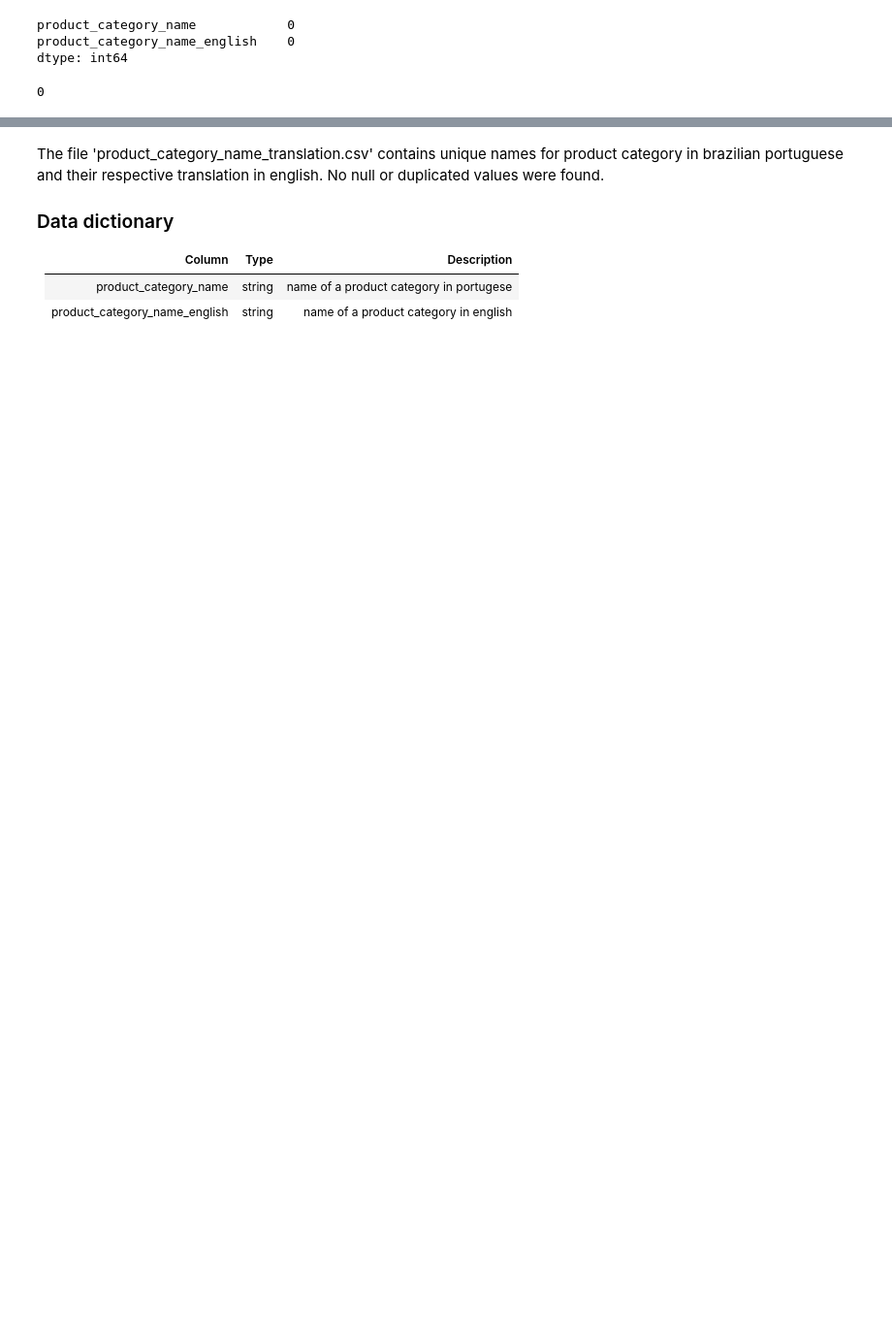
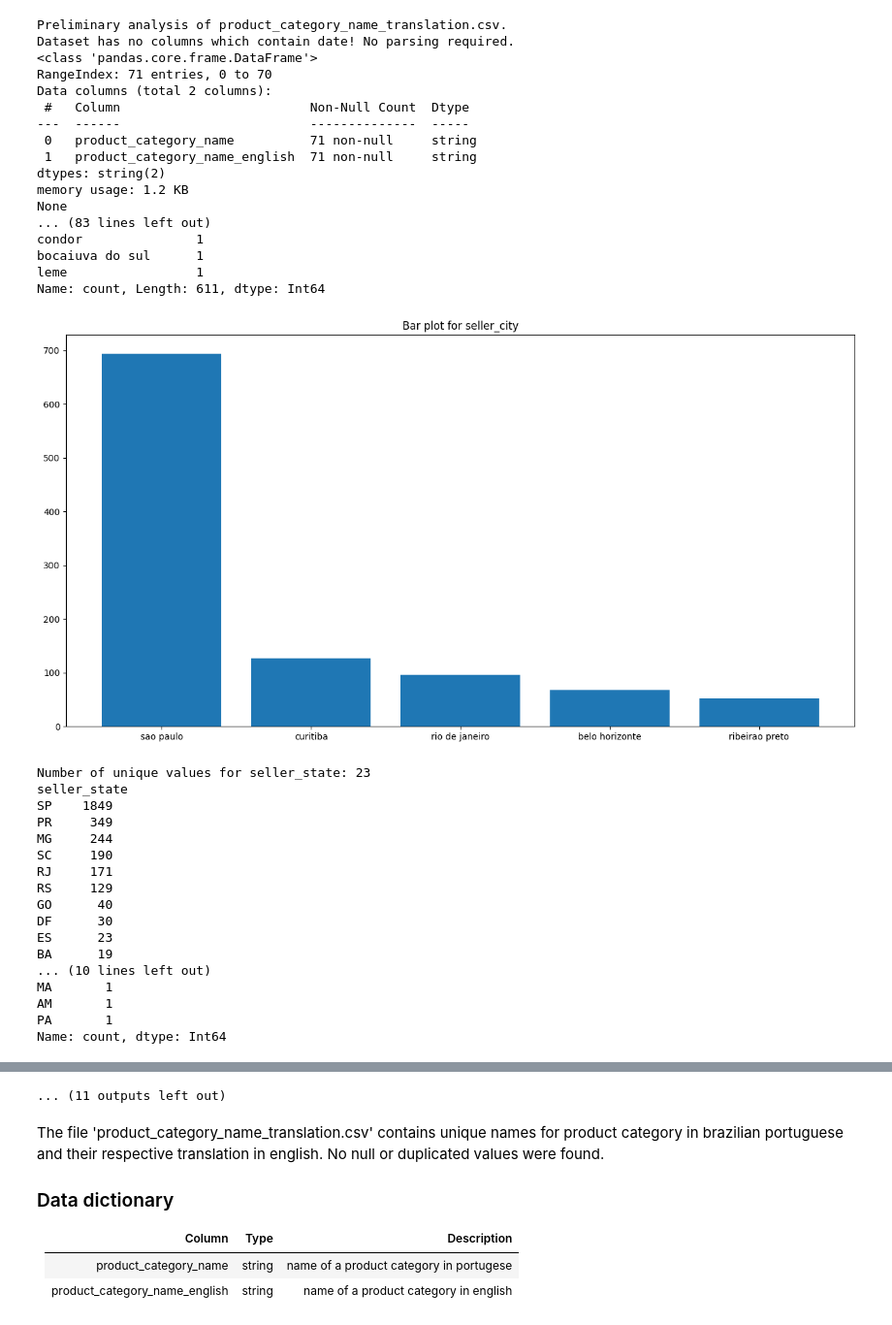
Before and after one commit to gasobral/data-science, a Jupyter notebook: client_segmentation/notebooks/01-first_look_data.ipynb, the cells around one changed output, grey strips where cells are left out. Shown: that part at 97% size. Saved outputs shown, nothing was run; the diff lists cells and outputs as text; code cells hidden in the pictures; blank space fills up the shorter version.

Commit message:
Added univariate categorical analysis

```diff
--- a/client_segmentation/notebooks/01-first_look_data.ipynb
+++ b/client_segmentation/notebooks/01-first_look_data.ipynb
@@ -28,2 +18,0 @@ olist_customers_dataset.csv
-# %%
-dataset = pd.read_csv( INTERIM_DATA_DIR / 'product_category_name_translation.csv' )
@@ -51,10 +18,0 @@ dataset.head()
-# %%
-dataset.isna().sum()
-# %% [output]
-product_category_name            0
-product_category_name_english    0
-dtype: int64
-# %%
-dataset.duplicated().sum()
-# %% [output]
-0
@@ -60,0 +177,64 @@ dataset.duplicated().sum()
+# %%
+## goes through the datasets at INTERIM_DATA_DIR directory
+## and perform preliminary analysis, which includes:
+## - check which type of data was loaded
+## - check for null values
+## - check for duplicated rows
+## - univariate analysis for numerical and categorical data
+for curr_file in INTERIM_DATA_DIR.iterdir():
+    ## if below is used to ignore hidden files
+    if curr_file.name.startswith('.') == False:
+        print(f'Preliminary analysis of {curr_file.name}.')
+        dataset = data_aquisition(INTERIM_DATA_DIR / curr_file.name,
+                                  data_mapping)
+
+        ## provide initial information of loaded dataset
+        print(dataset.info(), end='\n\n')
+        print(f'First 5 lines of the data set.\n'
+              f'{dataset.head(5)}\n')
+        print(f'Number of null values.\n'
+              f'{dataset.isna().sum() / dataset.shape[0] * 100}\n')
+        print(f'Number of duplicated rows: '
+              f'{dataset.duplicated().sum()}\n')
+
+        ## TODO: fazer a análise univariada
+        print('Univariate Analysis\nCategorial Variables')
+        categorical_vars = dataset.select_dtypes(include=['string'])
+        univariate_categorial(categorical_vars)
+        print(end='----------------------------------------------------\n\n')
+# %% [output]
+Preliminary analysis of product_category_name_translation.csv.
+Dataset has no columns which contain date! No parsing required.
+<class 'pandas.core.frame.DataFrame'>
+RangeIndex: 71 entries, 0 to 70
+Data columns (total 2 columns):
+ #   Column                         Non-Null Count  Dtype
+---  ------                         --------------  -----
+ 0   product_category_name          71 non-null     string
+ 1   product_category_name_english  71 non-null     string
+dtypes: string(2)
+memory usage: 1.2 KB
+None
+... (83 lines left out)
+condor               1
+bocaiuva do sul      1
+leme                 1
+Name: count, Length: 611, dtype: Int64
+[figure, added]
+Number of unique values for seller_state: 23
+seller_state
+SP    1849
+PR     349
+MG     244
+SC     190
+RJ     171
+RS     129
+GO      40
+DF      30
+ES      23
+BA      19
+... (10 lines left out)
+MA       1
+AM       1
+PA       1
+Name: count, dtype: Int64
@@ -61,3 +314,4 @@ dataset.duplicated().sum()
+... (11 outputs left out)
 # %% [markdown]
 The file 'product_category_name_translation.csv' contains unique names
 for product category in brazilian portuguese and their respective
```
Also changed, not shown: parts of 19 cells of this notebook.
